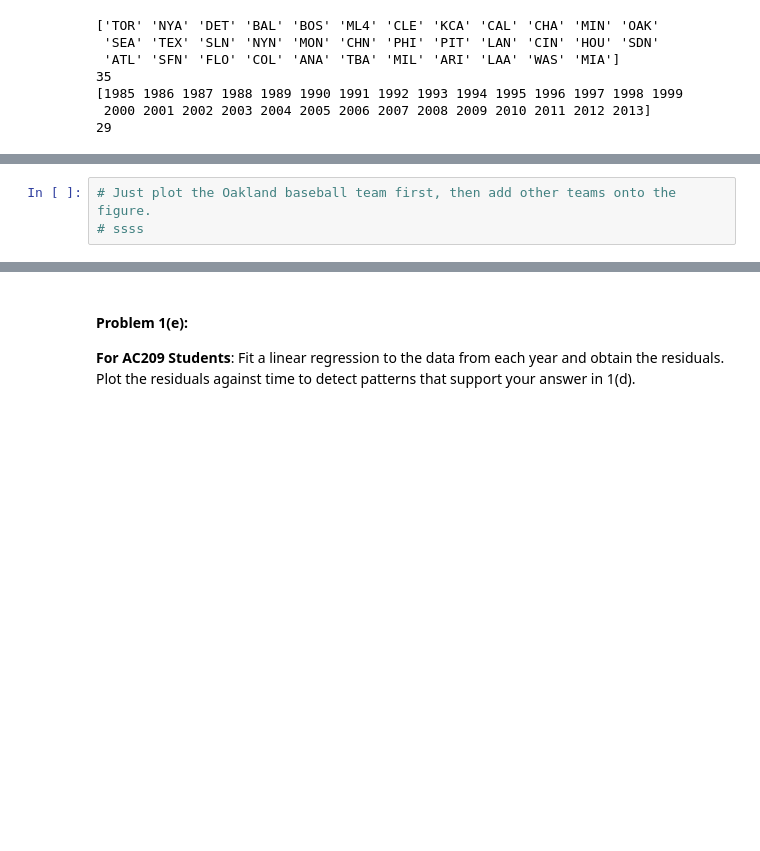
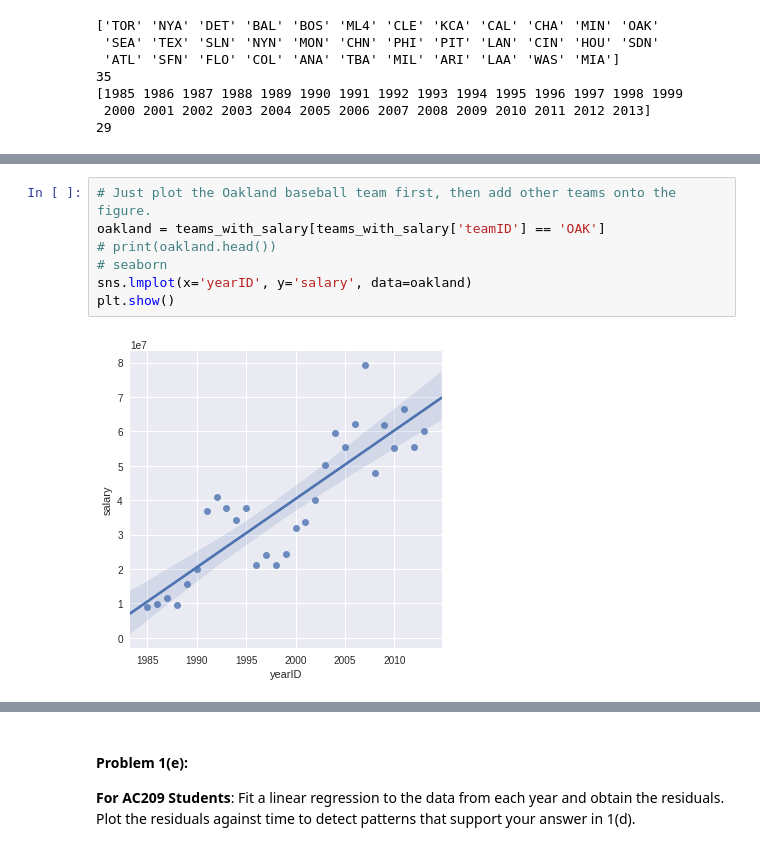
Before and after one commit to dndln/2014, a Jupyter notebook: homework/HW1 (copy).ipynb, the cells around one changed output, grey strips where cells are left out. Drawn from its saved outputs; the diff is of its cells as text; blank space fills up the shorter version.

Commit message:
ref(HW1): Plot Q1, start Q2

```diff
--- a/homework/HW1 (copy).ipynb
+++ b/homework/HW1 (copy).ipynb
@@ -213,3 +202,9 @@ for x in [unique_teams, unique_years]:
 # %%
 # Just plot the Oakland baseball team first, then add other teams onto the figure.
-# ssss
+oakland = teams_with_salary[teams_with_salary['teamID'] == 'OAK']
+# print(oakland.head())
+# seaborn
+sns.lmplot(x='yearID', y='salary', data=oakland)
+plt.show()
+# %% [output]
+[figure, added]
```
Also changed, not shown: parts of 20 cells of this notebook, 1 other file.
